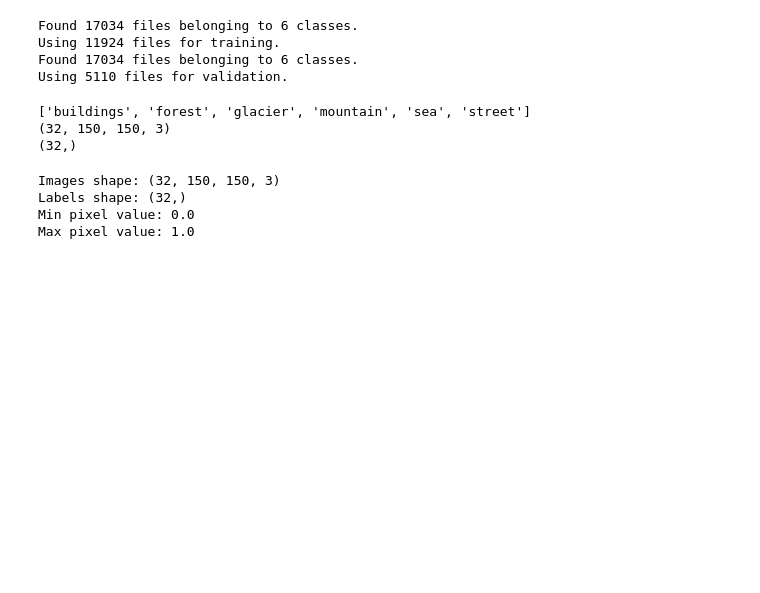
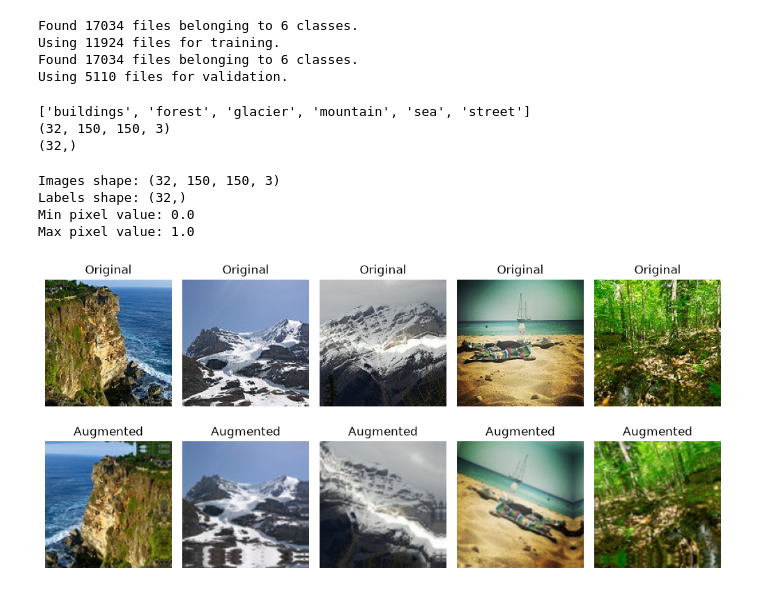
Before and after one commit to elgmouriabderrahim/intel-image-classification-cnn, a Jupyter notebook: notebooks/02_pretretement.ipynb, the cells around one changed output. Saved outputs shown, nothing was run; the diff lists cells and outputs as text; code cells hidden in the pictures; blank space fills up the shorter version.

Commit message:
feat: add data visualisation befre and after augmentation

```diff
--- a/notebooks/02_pretretement.ipynb
+++ b/notebooks/02_pretretement.ipynb
@@ -68,7 +68,31 @@ data_augmentation = tf.keras.Sequential([
     tf.keras.layers.RandomTranslation(0.1, 0.1),
     tf.keras.layers.RandomContrast(0.1),
 ])
-# %%
-train_ds = train_ds.map(
-    lambda x, y: (data_augmentation(x, training=True), y)
-)
+# %%
+import matplotlib.pyplot as plt
+
+# Get one batch of normalized images
+images, labels = next(iter(train_ds))
+
+# Apply augmentation to the batch
+augmented_images = data_augmentation(images, training=True)
+
+plt.figure(figsize=(10, 5))
+
+for i in range(5):
+    # Original image
+    plt.subplot(2, 5, i + 1)
+    plt.imshow(images[i].numpy())
+    plt.axis("off")
+    plt.title("Original")
+
+    # Augmented image
+    plt.subplot(2, 5, i + 6)
+    plt.imshow(tf.clip_by_value(augmented_images[i], 0, 1).numpy())
+    plt.axis("off")
+    plt.title("Augmented")
+
+plt.tight_layout()
+plt.show()
+# %% [output]
+[figure, added]
```
Also changed, not shown: parts of 2 cells of this notebook.
